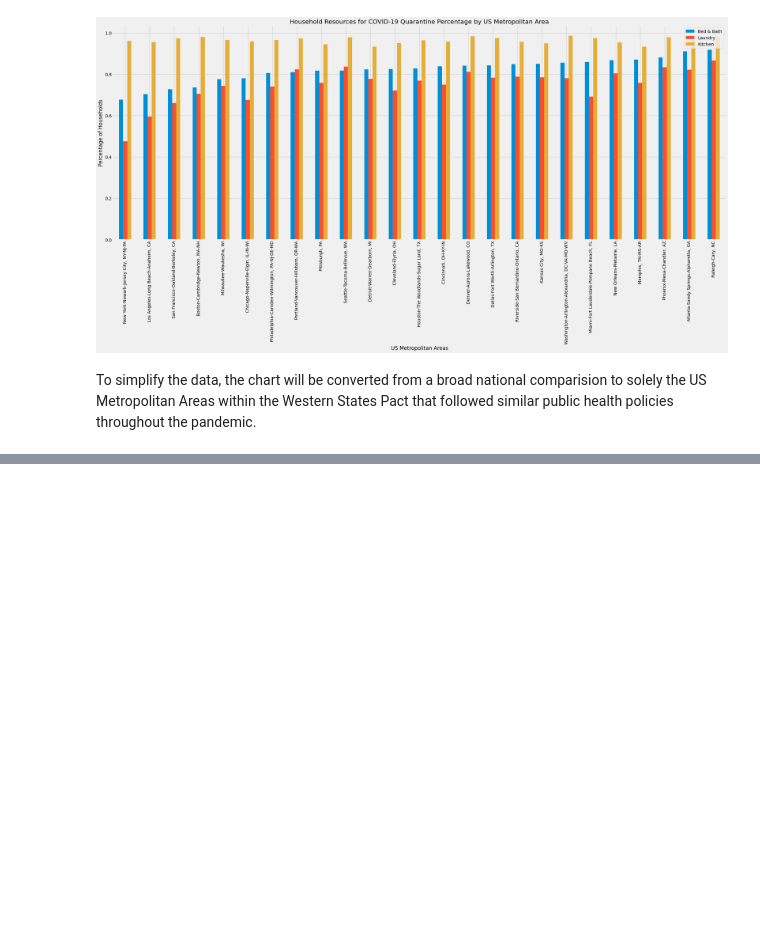
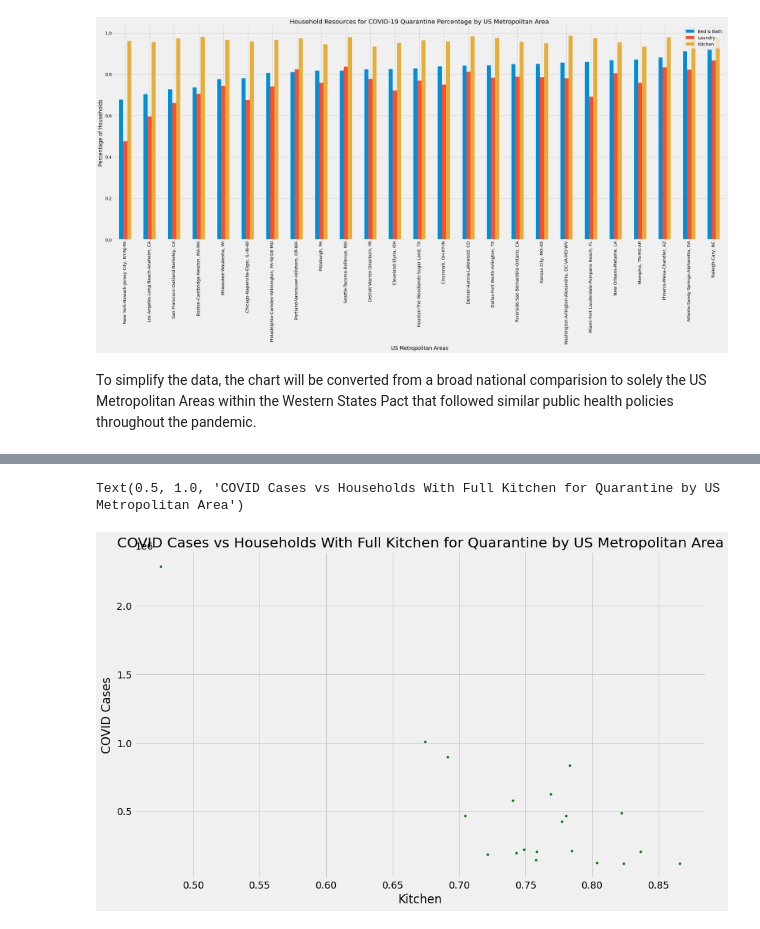
Before and after one commit to swsugarman/COVID_HousingIsolationFeasibility, a Jupyter notebook: eda.ipynb, the cells around one changed output, grey strips where cells are left out. Drawn from its saved outputs; the diff is of its cells as text; code cells hidden in the pictures; blank space fills up the shorter version.

```diff
--- a/eda.ipynb
+++ b/eda.ipynb
@@ -451,0 +569,6 @@ Text(0.5, 1.0, 'Households With Complete Resources for COVID-19 Quarantine by US
+# %%
+table_6.plot(kind='scatter', x='Kitchen', y='COVID Cases', figsize=(13, 8), s=10, c='green', alpha=1);
+plt.title('COVID Cases vs Households With Full Kitchen for Quarantine by US Metropolitan Area')
+# %% [output]
+Text(0.5, 1.0, 'COVID Cases vs Households With Full Kitchen for Quarantine by US Metropolitan Area')
+[figure, added]
```
Also changed, not shown: parts of 19 cells of this notebook, 1 other file.
